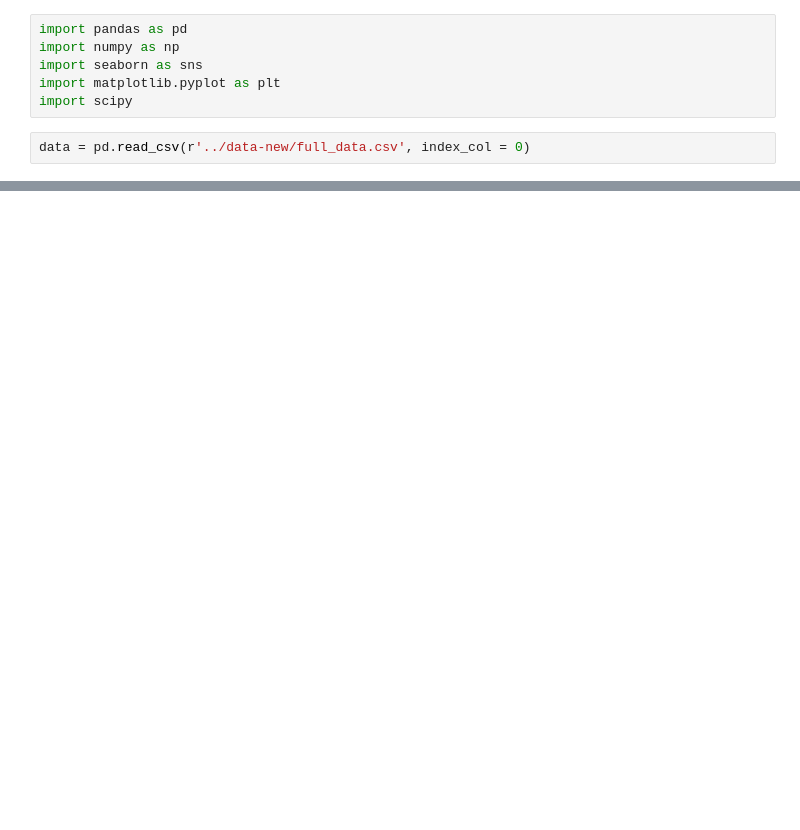
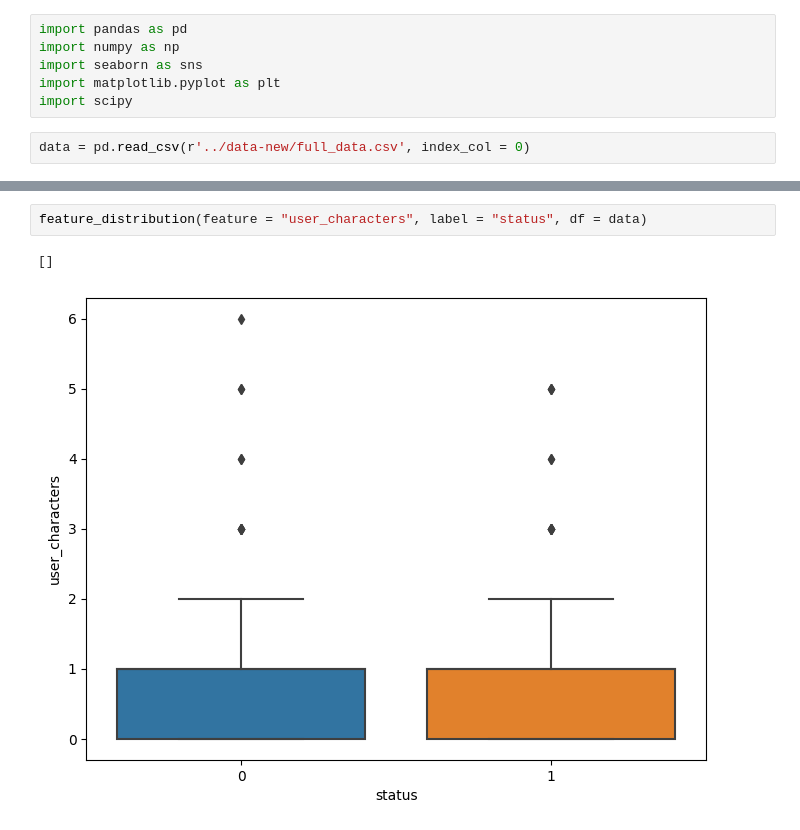
Before and after one commit to josephine-amponsah/spammer-detection, a Jupyter notebook: notebooks/feature-engineering.ipynb, the cells around one changed output, grey strips where cells are left out. Drawn from its saved outputs; the diff is of its cells as text; blank space fills up the shorter version.

```diff
--- a/notebooks/feature-engineering.ipynb
+++ b/notebooks/feature-engineering.ipynb
@@ -72,0 +139,5 @@ plt.plot()
+# %%
+feature_distribution(feature = "user_characters", label = "status", df = data)
+# %% [output]
+[]
+[figure, added]
```
Also changed, not shown: parts of 53 cells of this notebook.
